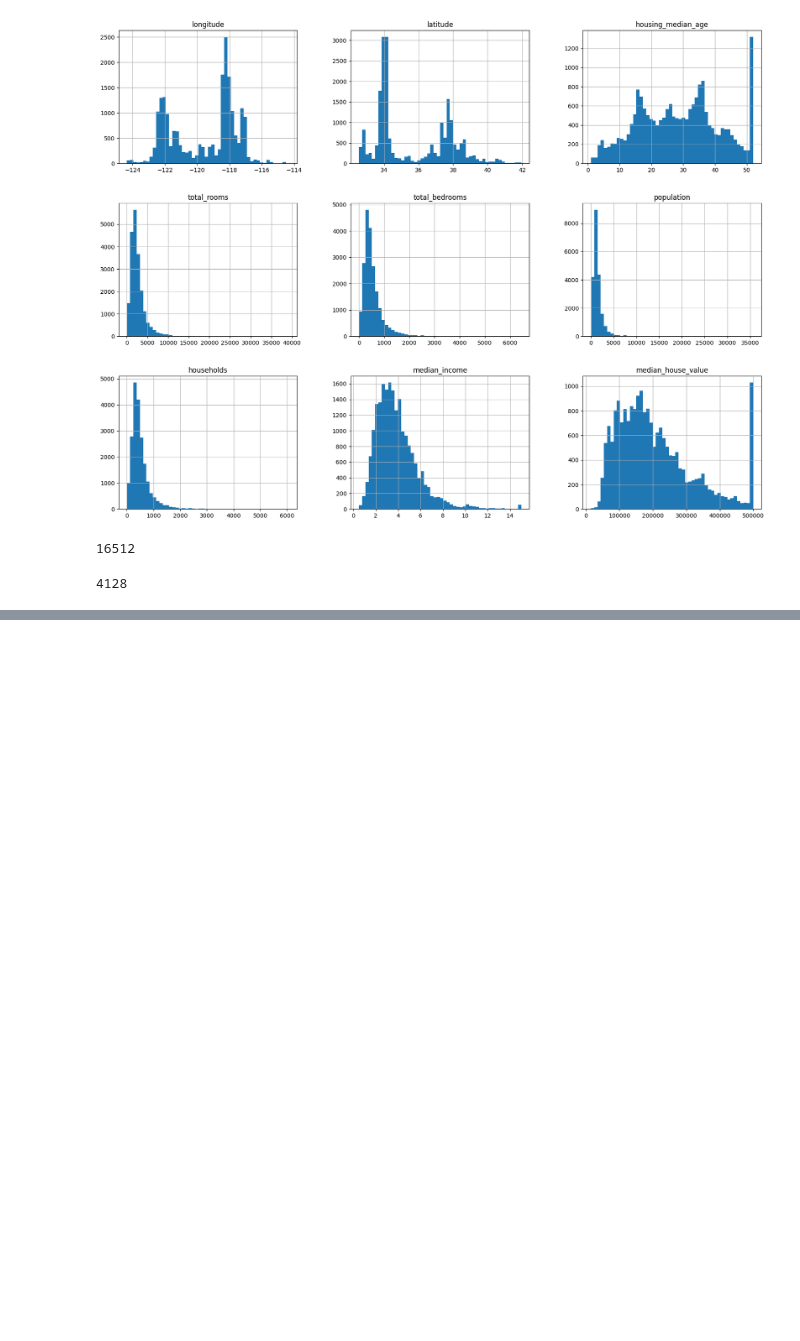
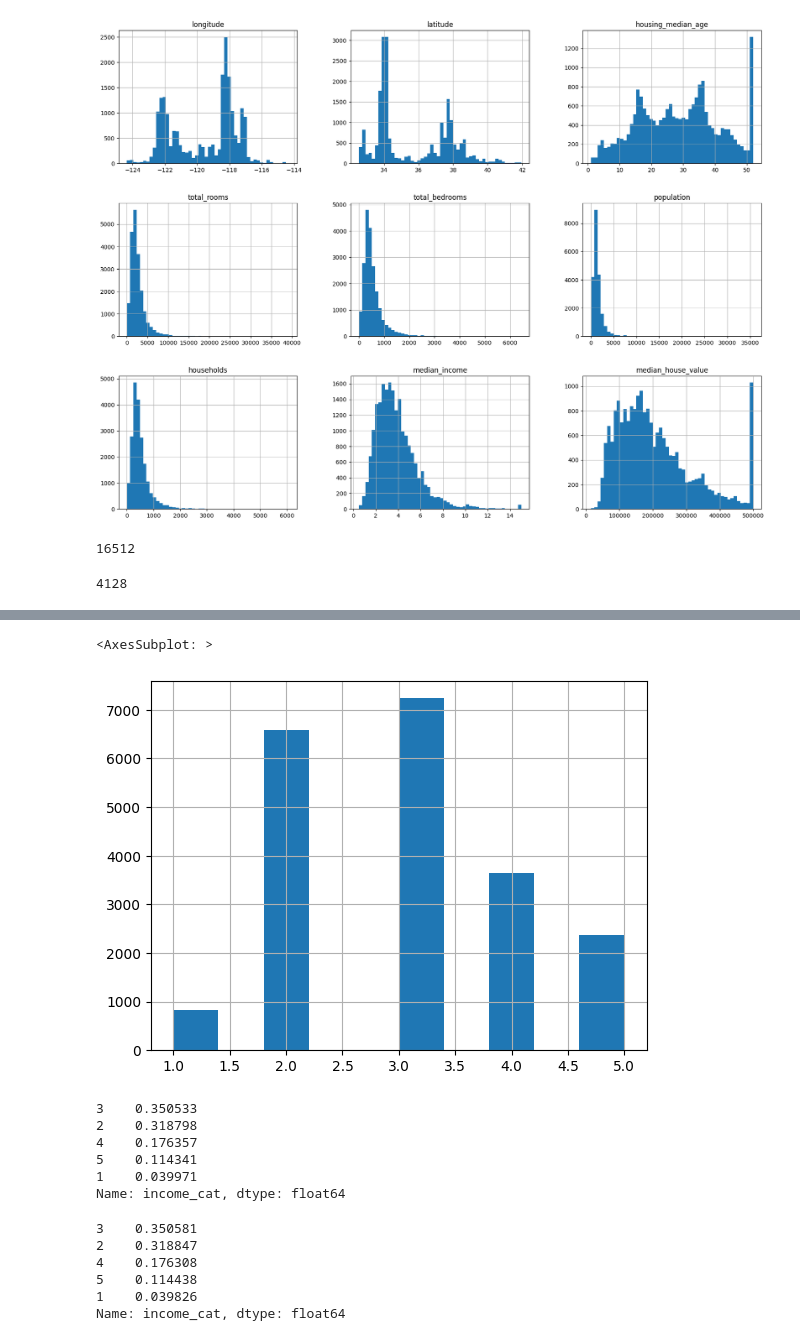
Before and after one commit to jasonmzx/machine_learning_experiments, a Jupyter notebook: Chapter2_Housing_Median_Model/Housing.ipynb, the cells around one changed output, grey strips where cells are left out. Cells and saved outputs as stored; diff of their text form; code cells hidden in the pictures; blank space fills up the shorter version.

```diff
--- a/Chapter2_Housing_Median_Model/Housing.ipynb
+++ b/Chapter2_Housing_Median_Model/Housing.ipynb
@@ -116,0 +124,12 @@ def split_train_test_by_id(data, test_ratio, id_column):
+# %%
+#Good looks, OK now this one
+# PandaS pd.cut is use to segment data into so called "bins" which are essentially just ranges (set in the bin array param) and with a label
+#Here we set 5 labels
+housing["income_cat"] = pd.cut(housing["median_income"],
+                               bins=[0., 1.5, 3.0, 4.5, 6., np.inf],
+                               labels=[1, 2, 3, 4, 5])
+# %%
+housing["income_cat"].hist()
+# %% [output]
+<AxesSubplot: >
+[figure, added]
@@ -116,0 +144,18 @@ def split_train_test_by_id(data, test_ratio, id_column):
+# %%
+strat_test_set["income_cat"].value_counts() / len(strat_test_set)
+# %% [output]
+3    0.350533
+2    0.318798
+4    0.176357
+5    0.114341
+1    0.039971
+Name: income_cat, dtype: float64
+# %%
+housing["income_cat"].value_counts() / len(housing)
+# %% [output]
+3    0.350581
+2    0.318847
+4    0.176308
+5    0.114438
+1    0.039826
+Name: income_cat, dtype: float64
```
Also changed, not shown: parts of 7 cells of this notebook.
